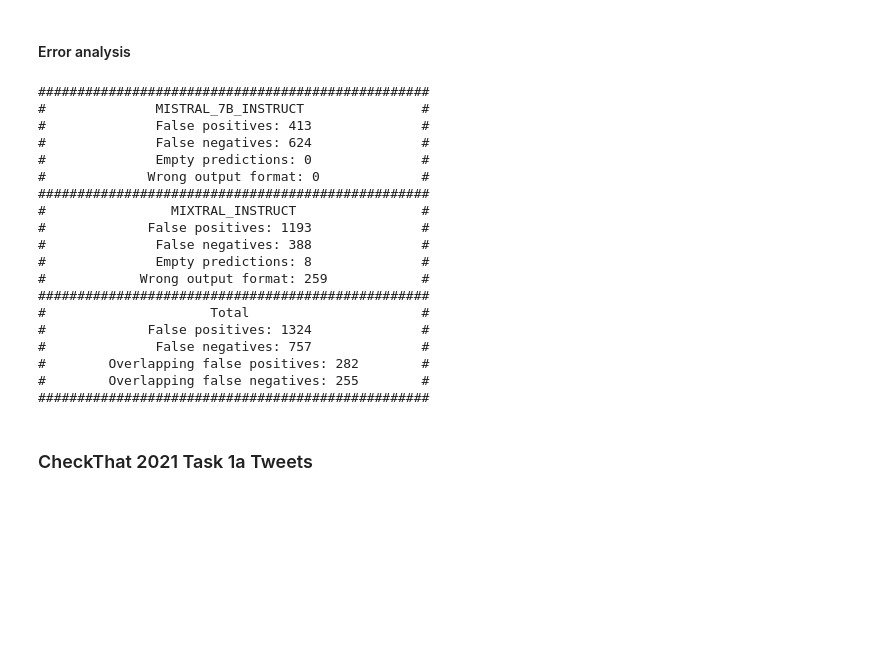
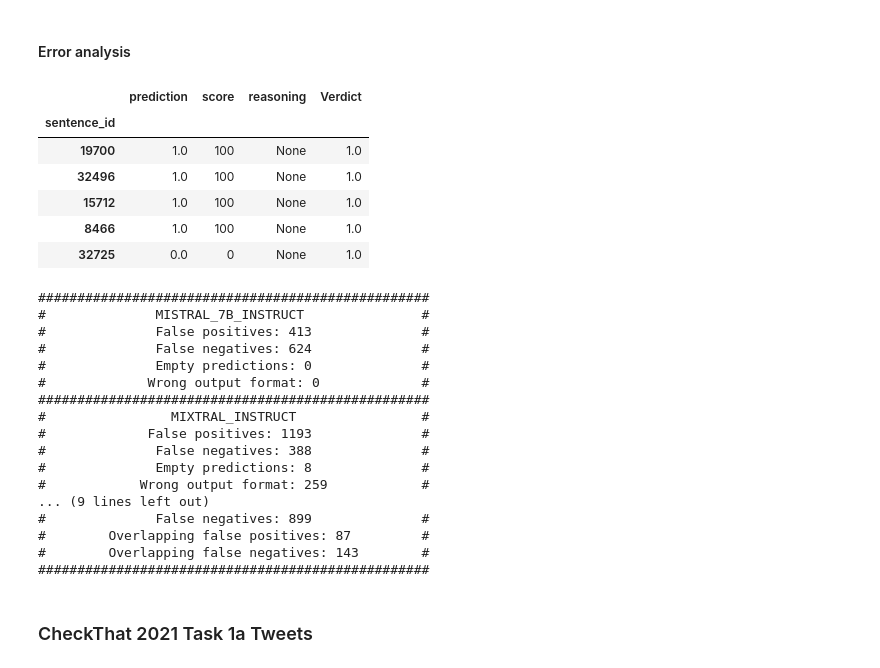
Before and after one commit to matsbratvold/Checkworthiness-Detection-with-Open-Source-LLMs, a Jupyter notebook: src/llm.ipynb, the cells around one changed output. Drawn from its saved outputs; the diff is of its cells as text; code cells hidden in the pictures; blank space fills up the shorter version.

Commit message:
Adding error analysis of claimbuster lora results

```diff
--- a/src/llm.ipynb
+++ b/src/llm.ipynb
@@ -123,16 +128,28 @@ Running 4 fold cross validation for model MIXTRAL_INSTRUCT
 #### Error analysis
 # %%
 %autoreload
-mistral_results = pd.read_csv(f"../results/ClaimBuster/{HuggingFaceModel.MISTRAL_7B_INSTRUCT.name}/zeroshot1.csv", index_col=0)
-mixtral_results = pd.read_csv(f"../results/ClaimBuster/{HuggingFaceModel.MIXTRAL_INSTRUCT.name}/zeroshot1.csv", index_col=0)
-results = [mistral_results, mixtral_results]
-models = [HuggingFaceModel.MISTRAL_7B_INSTRUCT, HuggingFaceModel.MIXTRAL_INSTRUCT]
+mistral_results = pd.read_csv(f"../results/ClaimBuster/{HuggingFaceModel.MISTRAL_7B_INSTRUCT.name}/zeroshot/zeroshot1.csv", index_col=0)
+mixtral_results = pd.read_csv(f"../results/ClaimBuster/{HuggingFaceModel.MIXTRAL_INSTRUCT.name}/zeroshot/zeroshot1.csv", index_col=0)
+lora_results = pd.read_csv(f"../results/ClaimBuster/{HuggingFaceModel.MISTRAL_7B_INSTRUCT.name}/lora/predictions.csv", index_col=0)
+lora_results["score"]=lora_results["prediction"].map(lambda x: 100 if x==1 else 0)
+lora_results["reasoning"] = [None] * len(lora_results)
+lora_results.loc[mistral_results.index, "Verdict"] = mistral_results["Verdict"]
+display(lora_results.head())
+results = [mistral_results, mixtral_results, lora_results]
+model_names = [HuggingFaceModel.MISTRAL_7B_INSTRUCT.name, HuggingFaceModel.MIXTRAL_INSTRUCT.name, "LORA"]
 generate_error_analysis_report(
     results=results,
     models=models,
     folder_path=f"../results/ClaimBuster"
 )
 # %% [output]
+|  | prediction | score | reasoning | Verdict |
+| sentence_id |  |  |  |  |
+| 19700 | 1.0 | 100 | None | 1.0 |
+| 32496 | 1.0 | 100 | None | 1.0 |
+| 15712 | 1.0 | 100 | None | 1.0 |
+| 8466 | 1.0 | 100 | None | 1.0 |
+| 32725 | 0.0 | 0 | None | 1.0 |
 ##################################################
 #              MISTRAL_7B_INSTRUCT               #
 #              False positives: 413              #
@@ -145,13 +162,11 @@ generate_error_analysis_report(
 #              False negatives: 388              #
 #              Empty predictions: 8              #
 #            Wrong output format: 259            #
+... (9 lines left out)
+#              False negatives: 899              #
+#        Overlapping false positives: 87         #
+#        Overlapping false negatives: 143        #
 ##################################################
-#                     Total                      #
-#             False positives: 1324              #
-#              False negatives: 757              #
-#        Overlapping false positives: 282        #
-#        Overlapping false negatives: 255        #
-##################################################
 # %% [markdown]
 ### CheckThat 2021 Task 1a Tweets
 # %%
```
Also changed, not shown: parts of 1 cell of this notebook, 5 other files.
